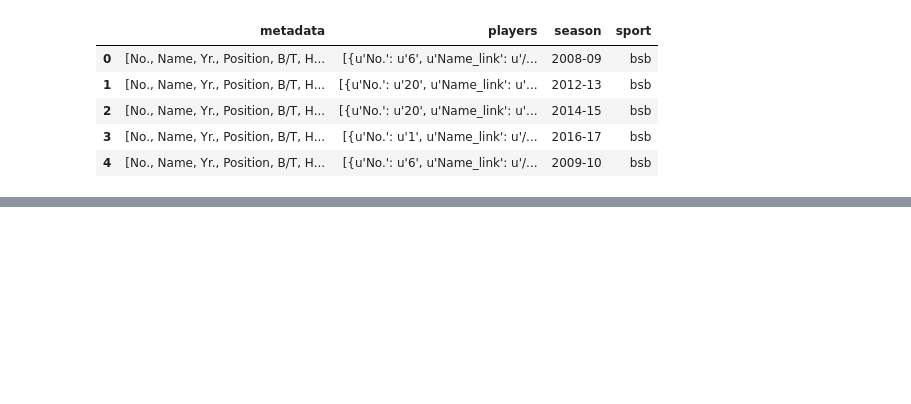
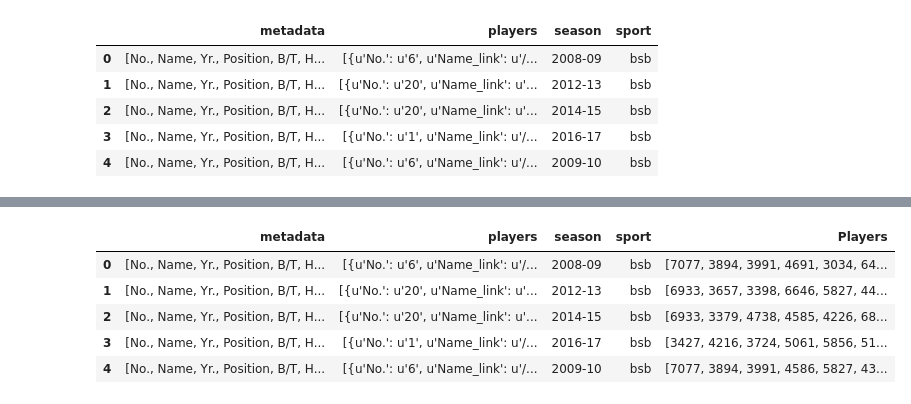
Before and after one commit to hydrosquall/yale_athletics_data, a Jupyter notebook: notebooks/Rosters Processing.ipynb, the cells around one changed output, grey strips where cells are left out. Saved outputs shown, nothing was run; the diff lists cells and outputs as text; code cells hidden in the pictures; blank space fills up the shorter version.

```diff
--- a/notebooks/Rosters Processing.ipynb
+++ b/notebooks/Rosters Processing.ipynb
@@ -38,0 +91,26 @@ pandas.core.series.Series
+# %%
+# We want to link Rosters to Student_IDs
+college = "Yale"
+def getPlayerIDs(row):
+    player_info = row["players"]
+    final = []
+    for player in player_info:
+        name = player["Name"].encode("utf-8")
+        student_id = players[(players["Name"] == name) & (players["College"] == college)]["Student_ID"]
+        values = student_id.values
+        if len(values) < 1:
+            print(name)
+        else:
+            final.append(values[0])
+    return final
+# %%
+harvardRosters["Players"] = harvardRosters.apply(getPlayerIDs, axis=1)
+# %%
+harvardRosters.head()
+# %% [output]
+|  | metadata | players | season | sport | Players |
+| 0 | [No., Name, Yr., Position, B/T, H... | [{u'No.': u'6', u'Name_link': u'/... | 2008-09 | bsb | [7077, 3894, 3991, 4691, 3034, 64... |
+| 1 | [No., Name, Yr., Position, B/T, H... | [{u'No.': u'20', u'Name_link': u'... | 2012-13 | bsb | [6933, 3657, 3398, 6646, 5827, 44... |
+| 2 | [No., Name, Yr., Position, B/T, H... | [{u'No.': u'20', u'Name_link': u'... | 2014-15 | bsb | [6933, 3379, 4738, 4585, 4226, 68... |
+| 3 | [No., Name, Yr., Position, B/T, H... | [{u'No.': u'1', u'Name_link': u'/... | 2016-17 | bsb | [3427, 4216, 3724, 5061, 5856, 51... |
+| 4 | [No., Name, Yr., Position, B/T, H... | [{u'No.': u'6', u'Name_link': u'/... | 2009-10 | bsb | [7077, 3894, 3991, 4586, 5827, 43... |
```
Also changed, not shown: parts of 11 cells of this notebook, 2 other files.
